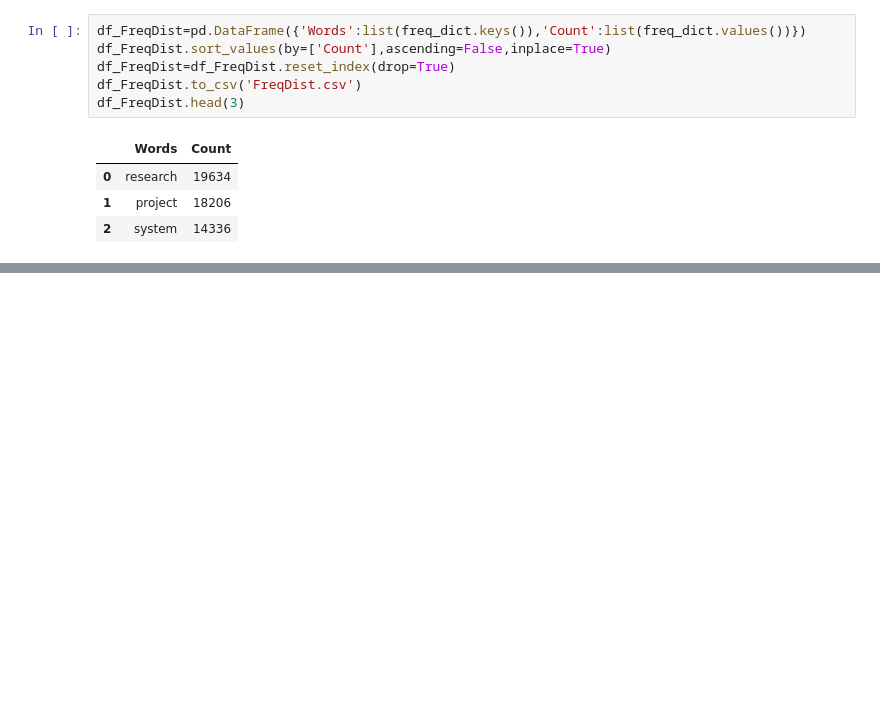
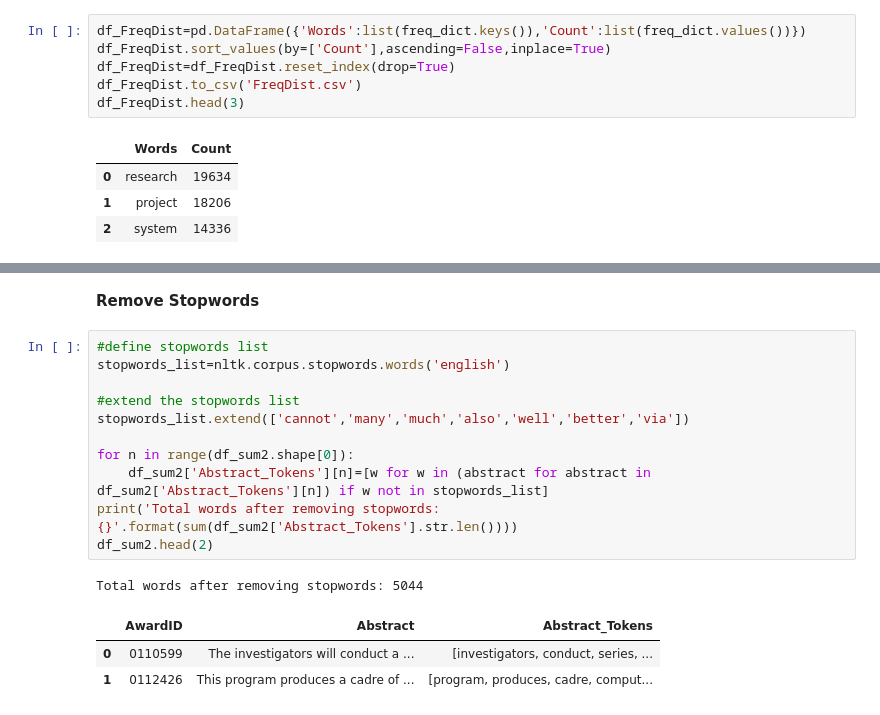
Before and after one commit to msklc/Text-Mining-Approach-to-Analyze-The-Cyber-Security-Related-Articles, a Jupyter notebook: PART-3 Text Mining.ipynb, the cells around one changed output, grey strips where cells are left out. Cells and saved outputs as stored; diff of their text form; blank space fills up the shorter version.

```diff
--- a/PART-3 Text Mining.ipynb
+++ b/PART-3 Text Mining.ipynb
@@ -198,0 +288,18 @@ df_FreqDist.head(3)
+# %% [markdown]
+__Remove Stopwords__
+# %%
+#define stopwords list
+stopwords_list=nltk.corpus.stopwords.words('english')
+
+#extend the stopwords list
+stopwords_list.extend(['cannot','many','much','also','well','better','via'])
+
+for n in range(df_sum2.shape[0]):
+    df_sum2['Abstract_Tokens'][n]=[w for w in (abstract for abstract in df_sum2['Abstract_Tokens'][n]) if w not in stopwords_list]
+print('Total words after removing stopwords: {}'.format(sum(df_sum2['Abstract_Tokens'].str.len())))
+df_sum2.head(2)
+# %% [output]
+Total words after removing stopwords: 5044
+|  | AwardID | Abstract | Abstract_Tokens |
+| 0 | 0110599 | The investigators will conduct a ... | [investigators, conduct, series, ... |
+| 1 | 0112426 | This program produces a cadre of ... | [program, produces, cadre, comput... |
```
Also changed, not shown: parts of 24 cells of this notebook, 2 other files.
